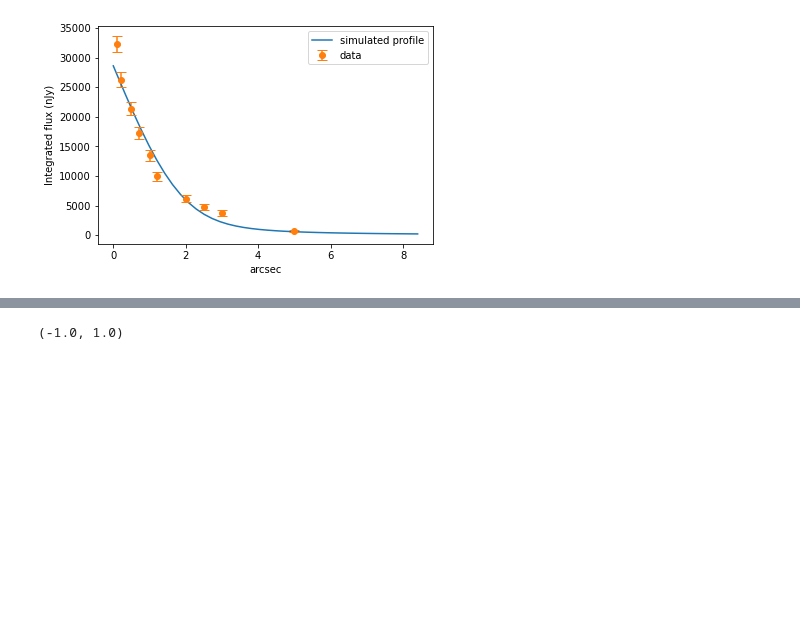
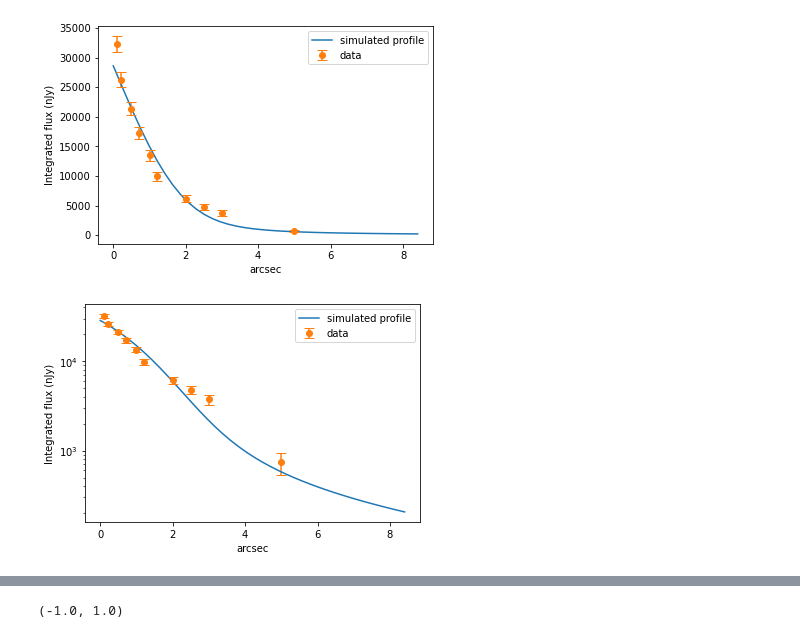
Before and after one commit to bxin/saturation_limit, a Jupyter notebook: subaru_profile.ipynb, the cells around one changed output, grey strips where cells are left out. Cells and saved outputs as stored; diff of their text form; code cells hidden in the pictures; blank space fills up the shorter version.

```diff
--- a/subaru_profile.ipynb
+++ b/subaru_profile.ipynb
@@ -70,6 +74,6 @@ if max(xp)>50: #50 arcsec
 # %%
 ### x axis, in arcseconds
-r_real = np.array([ 0.   ,  0.168,  0.336,  0.504,  0.672,  0.84 ,  1.008,  1.176,
+r_real_raw = np.array([ 0.   ,  0.168,  0.336,  0.504,  0.672,  0.84 ,  1.008,  1.176,
         1.344,  1.512,  1.68 ,  1.848,  2.016,  2.184,  2.352,  2.52 ,
         2.688,  2.856,  3.024,  3.192,  3.36 ,  3.528,  3.696,  3.864,
         4.032,  4.2  ,  4.368,  4.536,  4.704,  4.872,  5.04 ,  5.208,
@@ -96,7 +100,7 @@ r_real = np.array([ 0.   ,  0.168,  0.336,  0.504,  0.672,  0.84 ,  1.008,  1.17
        32.256, 32.424, 32.592, 32.76 , 32.928, 33.096, 33.264, 33.432])
 
 ### y axis, in nanoJansky/pixel
-y_real = np.array([-3.25346254e-02,  6.32710010e-03,  2.98761148e-02, -6.47172704e-03,
+y_real_raw = np.array([-3.25346254e-02,  6.32710010e-03,  2.98761148e-02, -6.47172704e-03,
         3.30839381e-02,  3.02390121e-02, -1.12222061e-02, -9.74990278e-02,
        -9.67041254e-02, -8.00295174e-03,  6.77698627e-02,  4.08377424e-02,
         6.88093081e-02,  4.13731746e-02,  1.82490796e-02,  3.61287631e-02,
@@ -146,12 +150,12 @@ y_real = np.array([-3.25346254e-02,  6.32710010e-03,  2.98761148e-02, -6.4717270
         2.88956705e-02,  3.06754708e-02,  2.21441165e-02,  2.99695432e-02,
         1.95116755e-02,  1.90281551e-02,  2.80599780e-02,  2.52593271e-02,
         2.46676877e-02,  1.05234366e-02,  3.04447301e-02,  1.69165097e-02])
-center_idx = np.argmax(y_real==max(y_real))
-center_r = r_real[center_idx]-0.05
-idx = abs(r_real - center_r)<3
-y_real = y_real[idx]
-r_real = r_real[idx]
-r_real -= center_r
+center_idx = np.argmax(y_real_raw==max(y_real_raw))
+center_r = r_real_raw[center_idx]-0.05
+idx = abs(r_real_raw - center_r)<3
+r_real_raw -= center_r
+y_real = y_real_raw[idx]
+r_real = r_real_raw[idx]
 y_real = y_real/max(y_real)
 # %%
 plt.plot(r_real, y_real,'o')
@@ -160,10 +164,10 @@ plt.grid()
 [figure]
 # %%
 fig, ax = plt.subplots(figsize=(6.1,4))
-aa =np.sum(sii,axis=0)
-n_shift =  int((len(aa)-1)/2 - np.argmax(aa==max(aa)))
-aa = np.roll(aa, n_shift)
-plt.plot(xp, aa/np.max(aa),label='Simulated trail cross section');
+trail_slice =np.sum(sii,axis=0)
+n_shift =  int((len(trail_slice)-1)/2 - np.argmax(trail_slice==max(trail_slice)))
+trail_slice = np.roll(trail_slice, n_shift)
+plt.plot(xp, trail_slice/np.max(trail_slice),label='Simulated trail cross section');
 #plt.plot(x2/pixel_size, np.sum(sii,axis=0),label='2m');
 #plt.plot(x1/pixel_size, np.sum(sii,axis=1), label='1.5m'); #uncomment this if the apparent shape of LEOSat is not square, i.e, 1.5x2m
 #plt.plot(x2/pixel_size, np.sum(pred,axis=0),label='pred');
@@ -229,7 +233,8 @@ if vonk == 0:
     npoints = 60
     mw = np.arange(npoints)*6.0/npoints
 else:
-    npoints = 60 #vonK pixel size is large (so that we can cover the far tail). large npoints gives zipzag
+    #Note: vonK pixel size is large (so that we can cover the far tail). large npoints gives zipzag
+    npoints = 60 #large enough so that we can cut it below
     mw = np.arange(npoints)*(xp[1]-xp[0])*2 #mask_width doubles radius
     mw[1:] -= (xp[1]-xp[0]) #reduce radius for 1/2 pixel, therefore mask by 1 pixel.
     npoints = sum(mw<6.0) #cut it to width<6 arcsec
@@ -237,7 +242,7 @@ else:
 flux = np.zeros(npoints)
 for i, w in enumerate(mw):
     idx = abs(xp)>= w/2  #half of w (width) is radius
-    flux[i] = np.sum(aa[idx])
+    flux[i] = np.sum(trail_slice[idx])
 flux = flux/flux[0]*integrated_flux[0]
 # %%
 plt.plot(mw, flux, label='simulated profile')
@@ -356,3 +365,16 @@ plt.ylabel('Integrated flux (nJy)')
 # %% [output]
 Text(0, 0.5, 'Integrated flux (nJy)')
 [figure]
+# %%
+#same plot, but put y on log axis
+plt.semilogy(mw*popt[0], flux*popt[1], '-', label='simulated profile')
+plt.errorbar(mask_width, integrated_flux, yerr, ls='none', label='data', marker='o', capsize=5)
+#plt.ylim([0, 35000])
+plt.legend()
+#plt.text(0.55, 0.62, "FWHM = %.2f arcsec"%popt[0], color = 'black', transform=fig.transFigure)
+plt.xlabel('arcsec')
+plt.ylabel('Integrated flux (nJy)')
+#plt.grid();
+plt.savefig('integrated_flux_fit.pdf')
+# %% [output]
+[figure, added]
```
Also changed, not shown: parts of 20 cells of this notebook.
